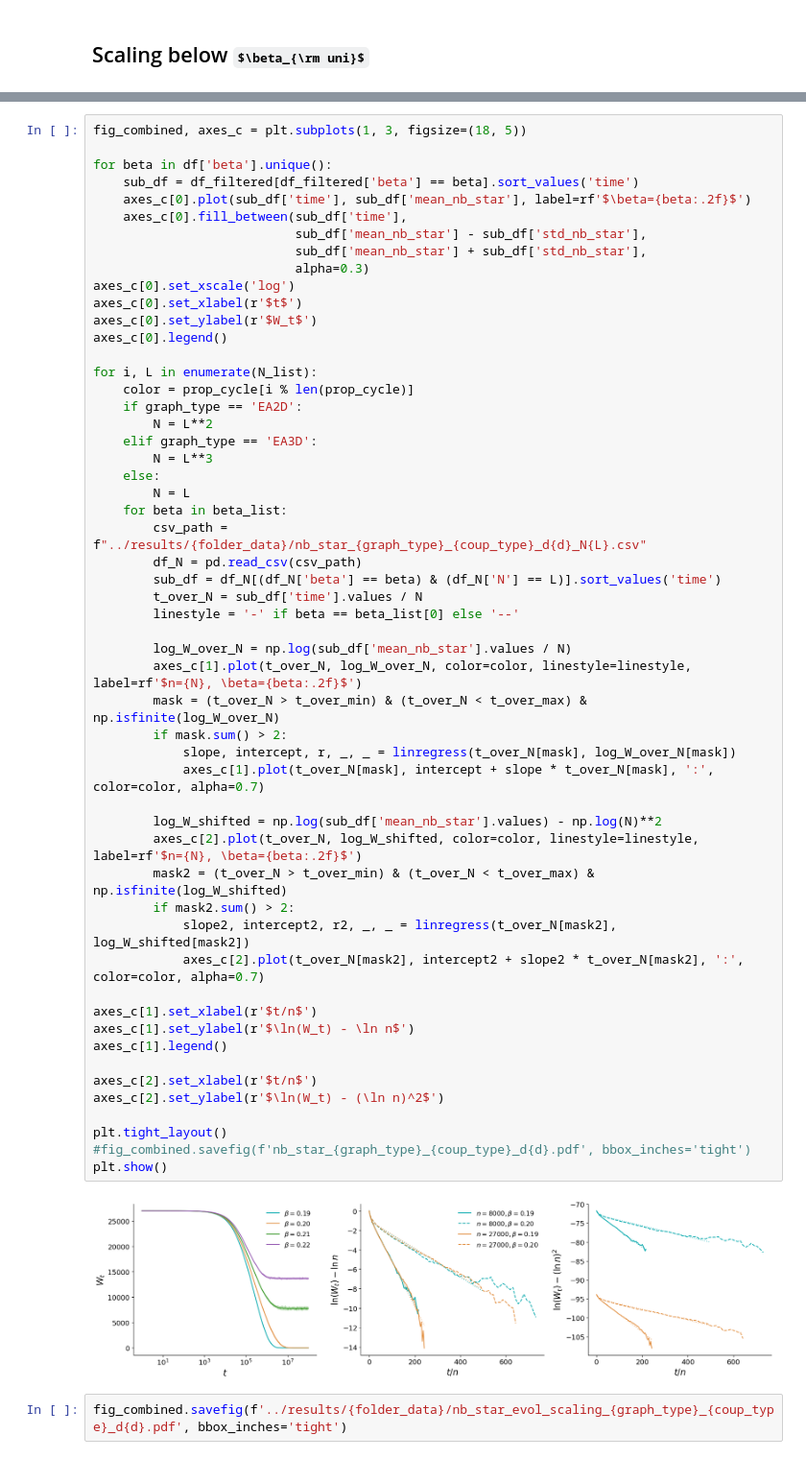
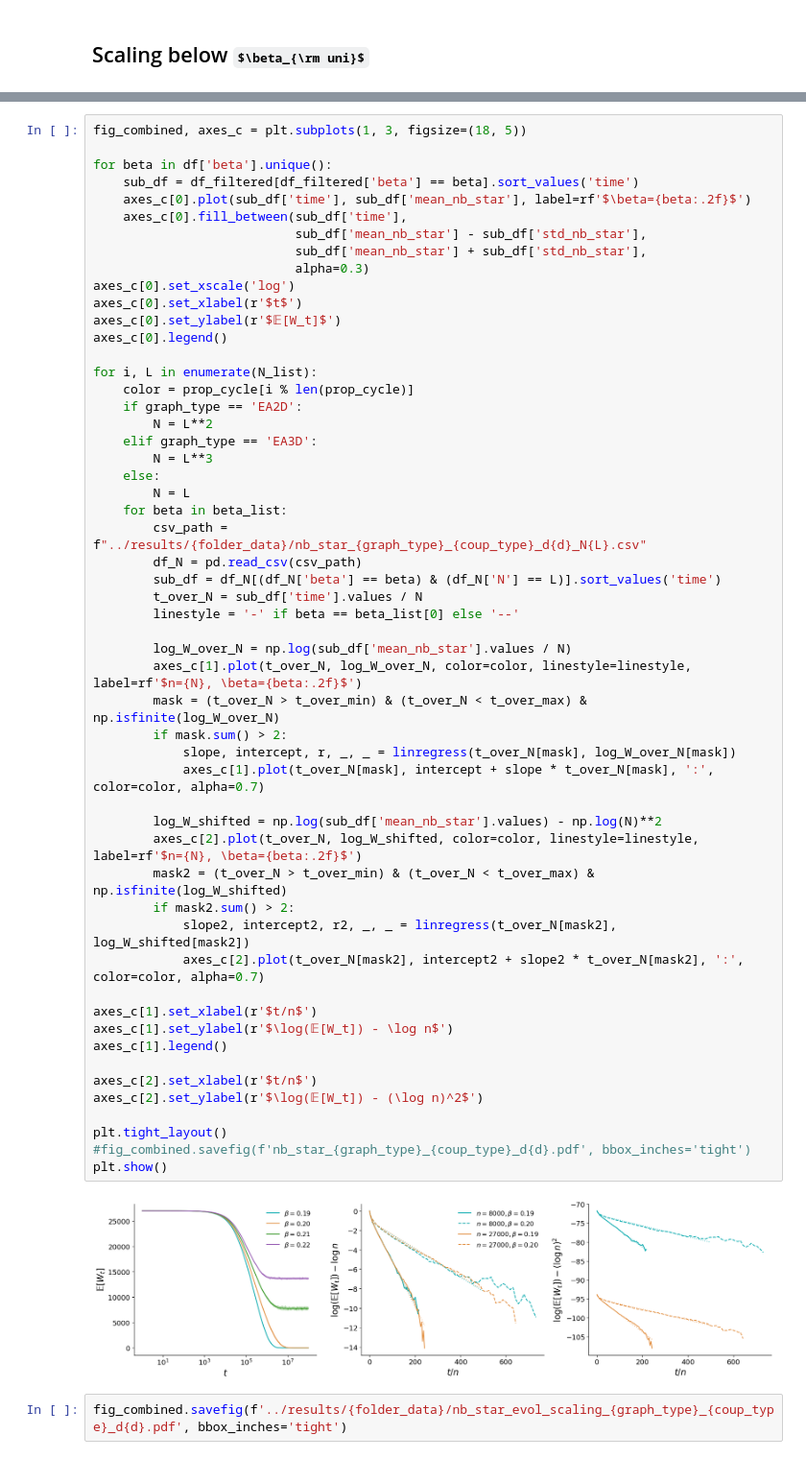
Before and after one commit to LouiseBudzynski/Bounding_Chain_Disordered_Ising_Models, a Jupyter notebook: notebooks/read_nb_star.ipynb, the cells around one changed output, grey strips where cells are left out. Shown at 96% size. Cells and saved outputs as stored; diff of their text form; some formulas as TeX source.

```diff
--- a/notebooks/read_nb_star.ipynb
+++ b/notebooks/read_nb_star.ipynb
@@ -212,7 +214,7 @@ for beta in df['beta'].unique():
                            alpha=0.3)
 axes_c[0].set_xscale('log')
 axes_c[0].set_xlabel(r'$t$')
-axes_c[0].set_ylabel(r'$W_t$')
+axes_c[0].set_ylabel(r'$𝔼[W_t]$')
 axes_c[0].legend()
 
 for i, L in enumerate(N_list):
@@ -226,35 +228,35 @@ for i, L in enumerate(N_list):
     for beta in beta_list:
         csv_path = f"../results/{folder_data}/nb_star_{graph_type}_{coup_type}_d{d}_N{L}.csv"
         df_N = pd.read_csv(csv_path)
         sub_df = df_N[(df_N['beta'] == beta) & (df_N['N'] == L)].sort_values('time')
         t_over_N = sub_df['time'].values / N
         linestyle = '-' if beta == beta_list[0] else '--'
 
         log_W_over_N = np.log(sub_df['mean_nb_star'].values / N)
         axes_c[1].plot(t_over_N, log_W_over_N, color=color, linestyle=linestyle, label=rf'$n={N}, \beta={beta:.2f}$')
         mask = (t_over_N > t_over_min) & (t_over_N < t_over_max) & np.isfinite(log_W_over_N)
         if mask.sum() > 2:
             slope, intercept, r, _, _ = linregress(t_over_N[mask], log_W_over_N[mask])
             axes_c[1].plot(t_over_N[mask], intercept + slope * t_over_N[mask], ':', color=color, alpha=0.7)
 
         log_W_shifted = np.log(sub_df['mean_nb_star'].values) - np.log(N)**2
         axes_c[2].plot(t_over_N, log_W_shifted, color=color, linestyle=linestyle, label=rf'$n={N}, \beta={beta:.2f}$')
         mask2 = (t_over_N > t_over_min) & (t_over_N < t_over_max) & np.isfinite(log_W_shifted)
         if mask2.sum() > 2:
             slope2, intercept2, r2, _, _ = linregress(t_over_N[mask2], log_W_shifted[mask2])
             axes_c[2].plot(t_over_N[mask2], intercept2 + slope2 * t_over_N[mask2], ':', color=color, alpha=0.7)
 
 axes_c[1].set_xlabel(r'$t/n$')
-axes_c[1].set_ylabel(r'$\ln(W_t) - \ln n$')
+axes_c[1].set_ylabel(r'$\log(𝔼[W_t]) - \log n$')
 axes_c[1].legend()
 
 axes_c[2].set_xlabel(r'$t/n$')
-axes_c[2].set_ylabel(r'$\ln(W_t) - (\ln n)^2$')
+axes_c[2].set_ylabel(r'$\log(𝔼[W_t]) - (\log n)^2$')
 
 plt.tight_layout()
 #fig_combined.savefig(f'nb_star_{graph_type}_{coup_type}_d{d}.pdf', bbox_inches='tight')
 plt.show()
 # %% [output]
-[figure, old version]
+[figure, new version]
 # %%
 fig_combined.savefig(f'../results/{folder_data}/nb_star_evol_scaling_{graph_type}_{coup_type}_d{d}.pdf', bbox_inches='tight')
```
Also changed, not shown: parts of 3 cells of this notebook, 7 other files.
